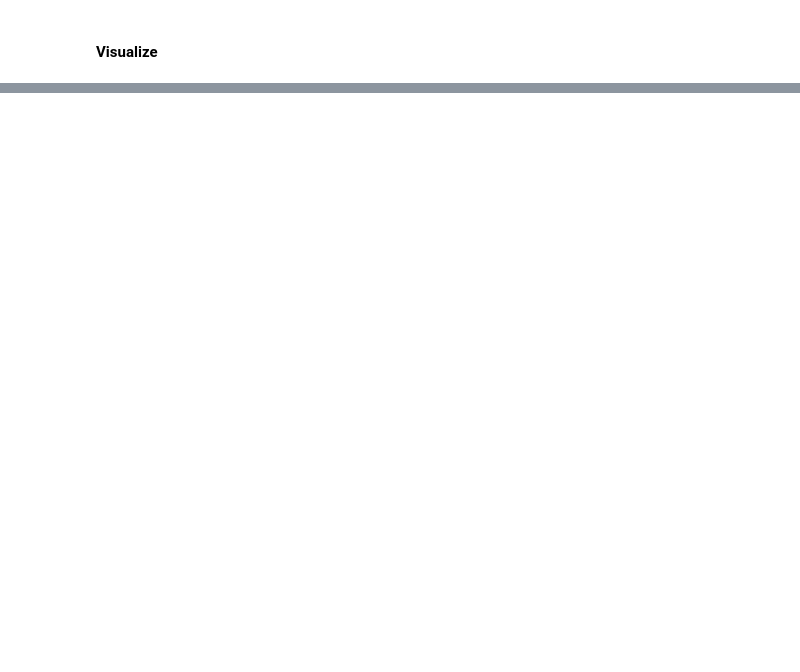
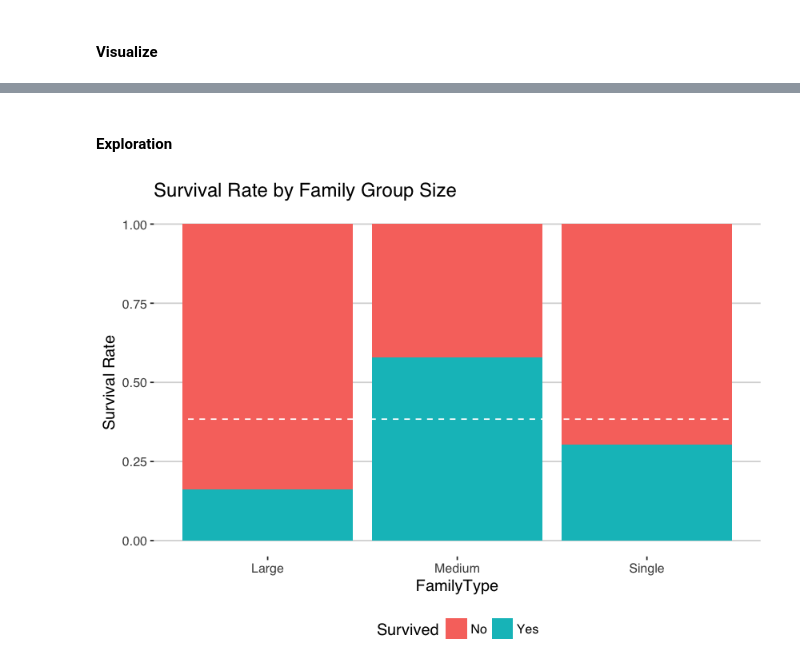
Before and after one commit to Data-Science-FMI/introduction-to-data-science-2017, a Jupyter notebook: labs/lab_0/titanic.ipynb, the cells around one changed output, grey strips where cells are left out. Drawn from its saved outputs; the diff is of its cells as text; code cells hidden in the pictures; blank space fills up the shorter version.

```diff
--- a/labs/lab_0/titanic.ipynb
+++ b/labs/lab_0/titanic.ipynb
@@ -281,0 +292,26 @@ ggplot(titanic[1:891,], aes(x = Title, fill = Survived)) +
+# %%
+titanic <- titanic %>%
+    mutate(FamilySize = SibSp + Parch + 1) %>%
+    mutate(FamilyType =
+        factor(
+            ifelse(FamilySize > 4,
+                "Large",
+                ifelse(FamilySize == 1,
+                    "Single",
+                    "Medium"
+                    )
+              )
+        )
+    )
+# %% [markdown]
+#### Exploration
+# %%
+ggplot(titanic, aes(x = FamilyType, fill = Survived)) +
+    geom_bar(position = "fill") +
+    ylab("Survival Rate") +
+    geom_hline(yintercept = (sum(train$Survived)/nrow(train)), col = "white", lty = 2) +
+    ggtitle ("Survival Rate by Family Group Size") +
+    theme_hc() +
+    scale_colour_hc()
+# %% [output]
+[figure, added]
```
Also changed, not shown: parts of 19 cells of this notebook.
